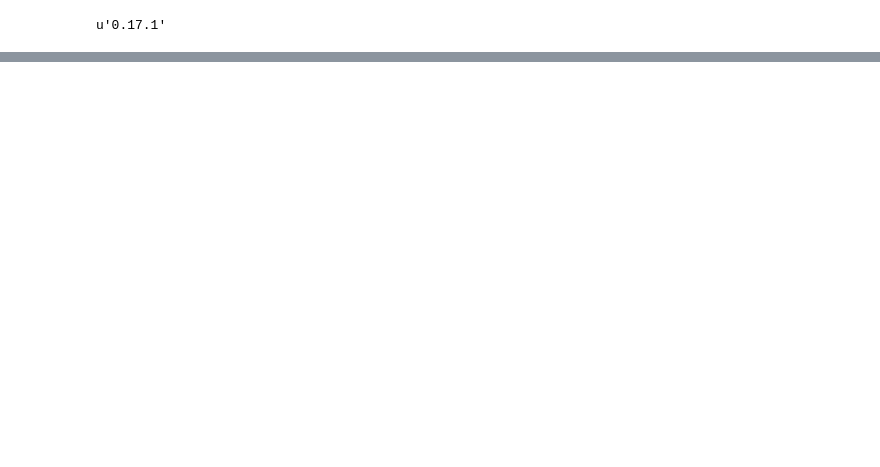
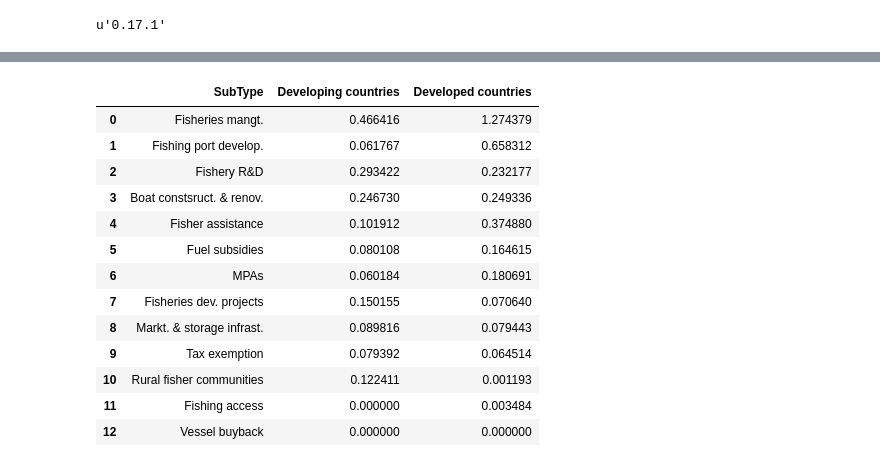
Before and after one commit to annaschu/subsidies, a Jupyter notebook: SSF subsidies capped.ipynb, the cells around one changed output, grey strips where cells are left out. Saved outputs shown, nothing was run; the diff lists cells and outputs as text; code cells hidden in the pictures; blank space fills up the shorter version.

```diff
--- a/SSF subsidies capped.ipynb
+++ b/SSF subsidies capped.ipynb
@@ -384,15 +455,30 @@ Subtypes.to_csv('subtypes.csv')
 # %%
 Developed_subtype = SSF_subsidies_estimates_assessed.groupby(['SubType','Developed']).sum()
 
 Developed_short = Developed_subtype.loc[:,['SSF subsidies']]
 Developed = Developed_short.reset_index()
 
 Developed_pivot = Developed.pivot_table(['SSF subsidies'], index=['SubType'], columns='Developed')
 
 Developed_pivot.to_csv('Developed_pivot.csv')
 Developed_sorted = pd.read_csv('Developed_pivot_sorted.csv')
 Developed_sorted = Developed_sorted.rename(columns={'Developing':'Developing countries', 'Developed':'Developed countries'})
-Developed_pivot
+Developed_sorted
+# %% [output]
+|  | SubType | Developing countries | Developed countries |
+| 0 | Fisheries mangt. | 0.466416 | 1.274379 |
+| 1 | Fishing port develop. | 0.061767 | 0.658312 |
+| 2 | Fishery R&D | 0.293422 | 0.232177 |
+| 3 | Boat constsruct. & renov. | 0.246730 | 0.249336 |
+| 4 | Fisher assistance | 0.101912 | 0.374880 |
+| 5 | Fuel subsidies | 0.080108 | 0.164615 |
+| 6 | MPAs | 0.060184 | 0.180691 |
+| 7 | Fisheries dev. projects | 0.150155 | 0.070640 |
+| 8 | Markt. & storage infrast. | 0.089816 | 0.079443 |
+| 9 | Tax exemption | 0.079392 | 0.064514 |
+| 10 | Rural fisher communities | 0.122411 | 0.001193 |
+| 11 | Fishing access | 0.000000 | 0.003484 |
+| 12 | Vessel buyback | 0.000000 | 0.000000 |
 # %%
 ax = Developed_sorted[['Developed countries','Developing countries']].plot(kind='bar', figsize=(14,8),stacked=True, legend=True, fontsize=20, color=["MidnightBlue","LightsteelBlue"])
 
```
Also changed, not shown: parts of 40 cells of this notebook, 15 other files.
